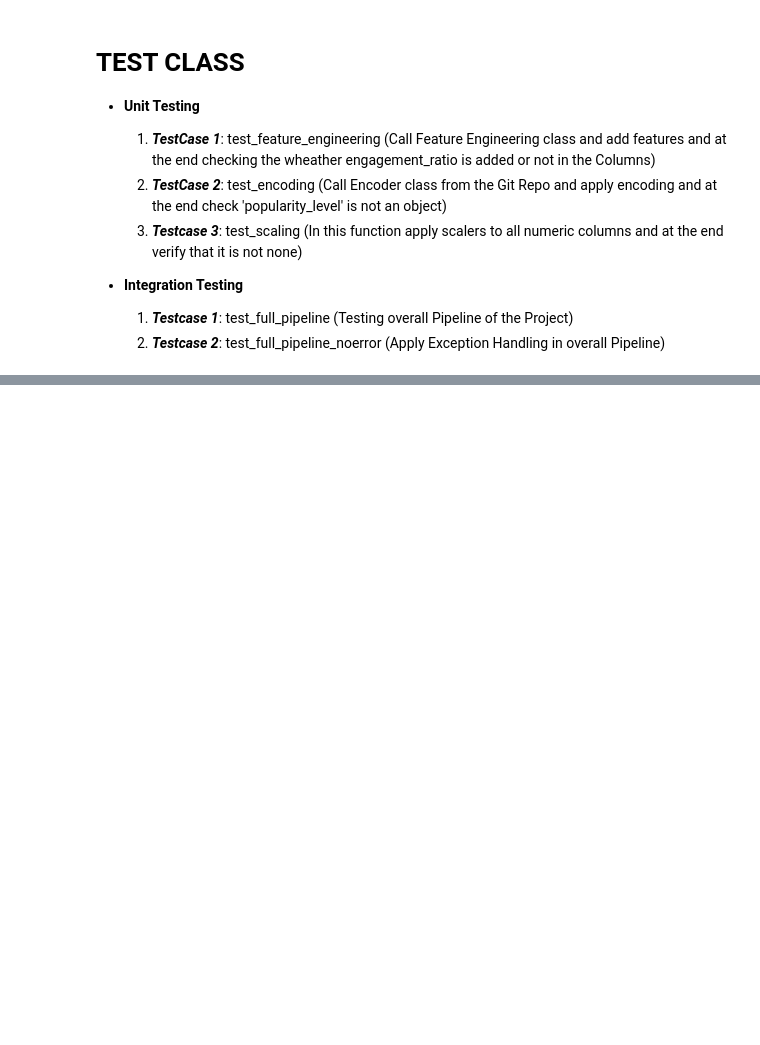
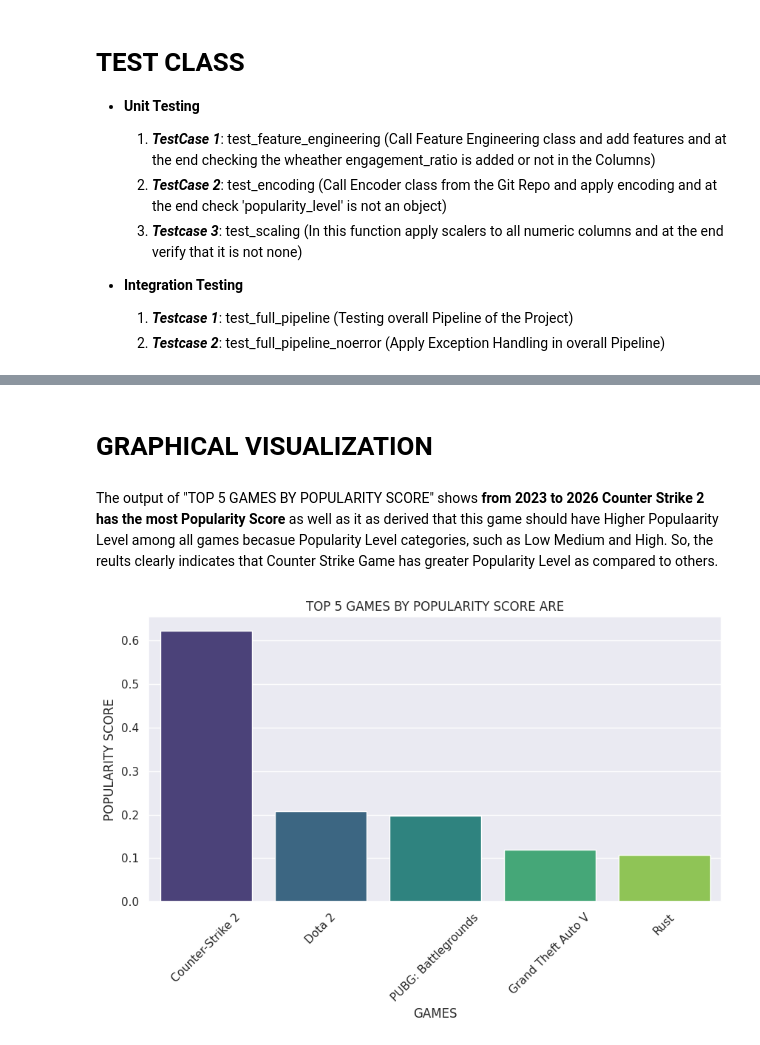
Before and after one commit to taimoor0078/Programming-20054191-, a Jupyter notebook: CA_2_Programming_for_Data_Analytics_by_20054191_(TAIMOOR_AHMAD).ipynb, the cells around one changed output, grey strips where cells are left out. Drawn from its saved outputs; the diff is of its cells as text; code cells hidden in the pictures; blank space fills up the shorter version.

```diff
--- a/CA_2_Programming_for_Data_Analytics_by_20054191_(TAIMOOR_AHMAD).ipynb
+++ b/CA_2_Programming_for_Data_Analytics_by_20054191_(TAIMOOR_AHMAD).ipynb
@@ -852,3 +777,21 @@ Ran 5 tests in 1.211s
 
 OK
 <unittest.main.TestProgram at 0x...>
+# %% [markdown]
+# **GRAPHICAL VISUALIZATION**
+# %% [markdown]
+The output of "TOP 5 GAMES BY POPULARITY SCORE" shows **from 2023 to 2026 Counter Strike 2 has the most Popularity Score** as well as it as derived that this game should have Higher Populaarity Level among all games becasue Popularity Level categories, such as Low Medium and High. So, the reults clearly indicates that Counter Strike Game has greater Popularity Level as compared to others.
+# %%
+import seaborn as sns
+import matplotlib.pyplot as plt
+#sns.set_theme(style="darkgrid")
+sns.set_theme(style="darkgrid", palette="pastel")
+top_Games = (visual_Dataset.groupby("game")["popularity_score"].mean().nlargest(5).reset_index())
+sns.barplot(data = top_Games , x = "game" , y = "popularity_score" , palette="viridis" , legend=False)
+plt.xticks(rotation = 45)
+plt.xlabel("GAMES")
+plt.ylabel("POPULARITY SCORE")
+plt.title("TOP 5 GAMES BY POPULARITY SCORE ARE")
+plt.show()
+# %% [output]
+[figure, added]
```
Also changed, not shown: parts of 58 cells of this notebook.
